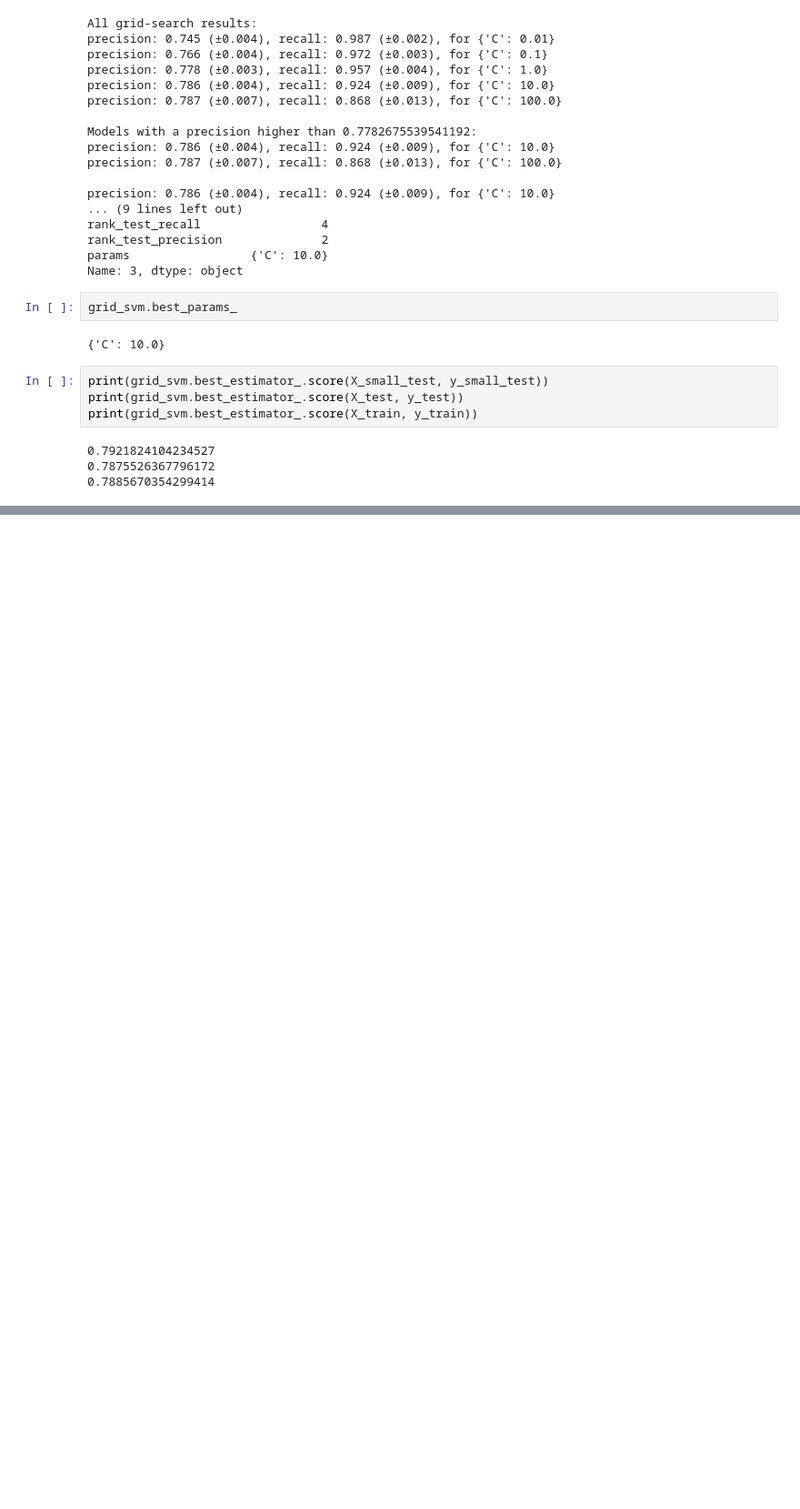
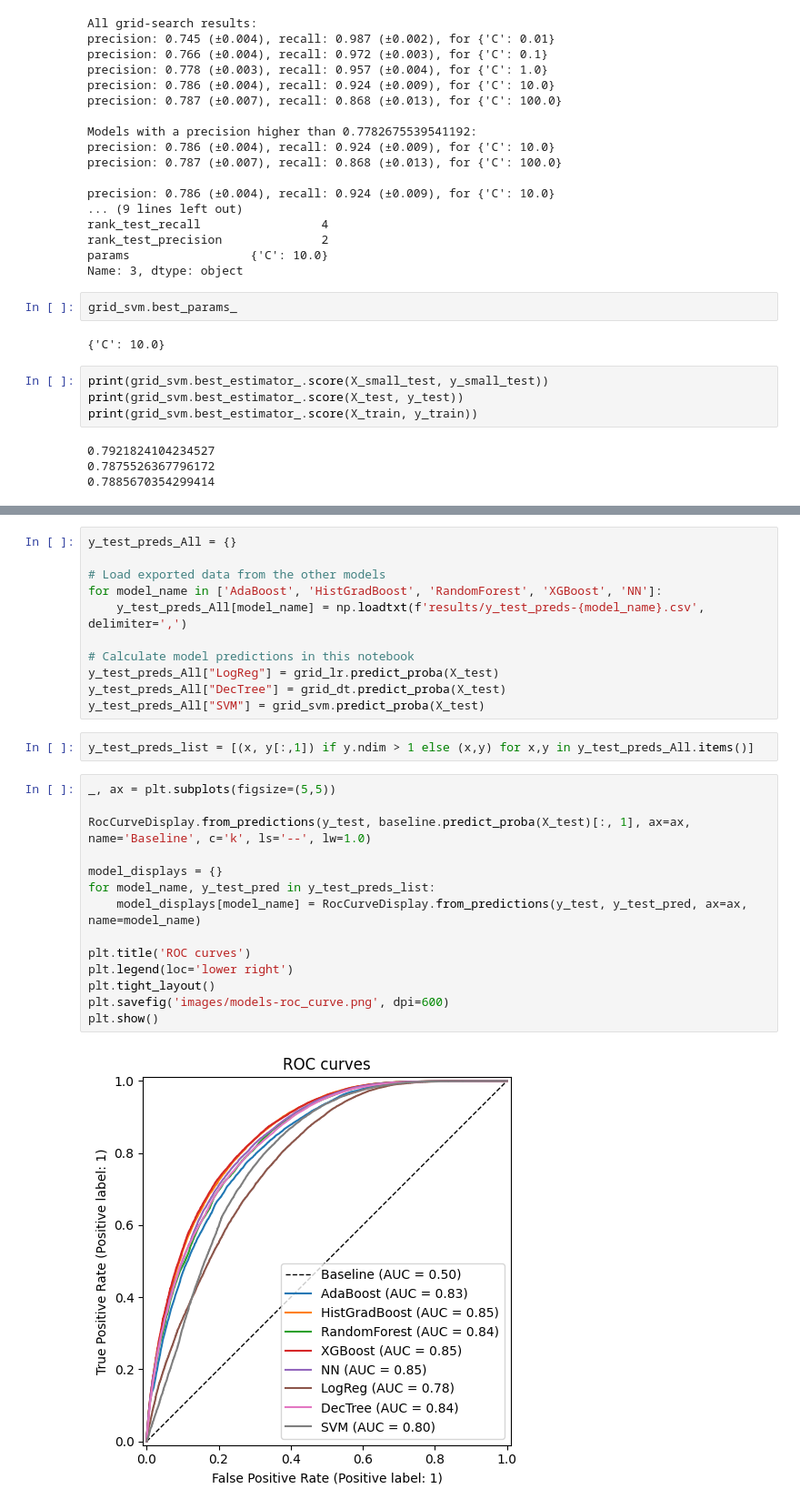
Before and after one commit to hpmartins/mlai-ucb-codes, a Jupyter notebook: capstone_project/file_3A_modeling-classifiers.ipynb, the cells around one changed output, grey strips where cells are left out. Shown at 91% size. Saved outputs shown, nothing was run; the diff lists cells and outputs as text; blank space fills up the shorter version.

```diff
--- a/capstone_project/file_3A_modeling-classifiers.ipynb
+++ b/capstone_project/file_3A_modeling-classifiers.ipynb
@@ -264,0 +315,29 @@ weighted avg       0.79      0.79      0.77     65781
+# %%
+y_test_preds_All = {}
+
+# Load exported data from the other models
+for model_name in ['AdaBoost', 'HistGradBoost', 'RandomForest', 'XGBoost', 'NN']:
+    y_test_preds_All[model_name] = np.loadtxt(f'results/y_test_preds-{model_name}.csv', delimiter=',')
+
+# Calculate model predictions in this notebook
+y_test_preds_All["LogReg"] = grid_lr.predict_proba(X_test)
+y_test_preds_All["DecTree"] = grid_dt.predict_proba(X_test)
+y_test_preds_All["SVM"] = grid_svm.predict_proba(X_test)
+# %%
+y_test_preds_list = [(x, y[:,1]) if y.ndim > 1 else (x,y) for x,y in y_test_preds_All.items()]
+# %%
+_, ax = plt.subplots(figsize=(5,5))
+
+RocCurveDisplay.from_predictions(y_test, baseline.predict_proba(X_test)[:, 1], ax=ax, name='Baseline', c='k', ls='--', lw=1.0)
+
+model_displays = {}
+for model_name, y_test_pred in y_test_preds_list:
+    model_displays[model_name] = RocCurveDisplay.from_predictions(y_test, y_test_pred, ax=ax, name=model_name)
+
+plt.title('ROC curves')
+plt.legend(loc='lower right')
+plt.tight_layout()
+plt.savefig('images/models-roc_curve.png', dpi=600)
+plt.show()
+# %% [output]
+[figure, added]
```
Also changed, not shown: parts of 15 cells of this notebook, 14 other files.
